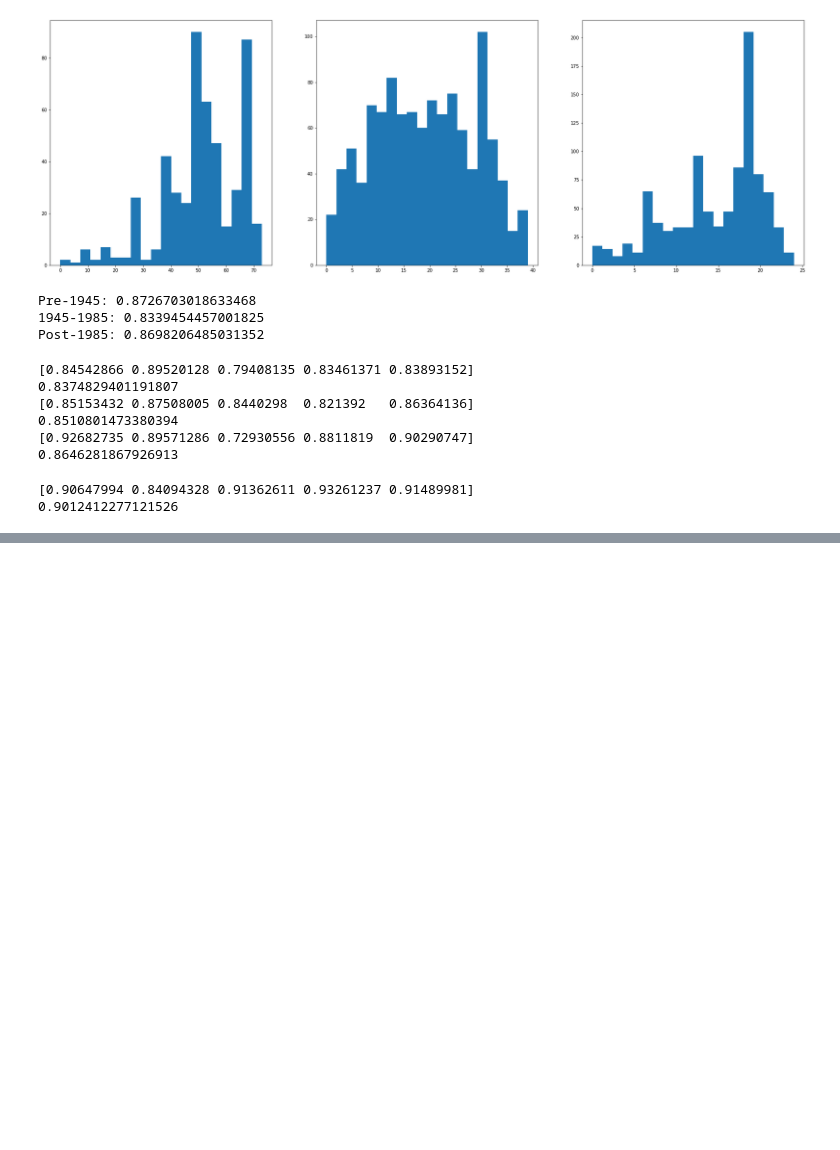
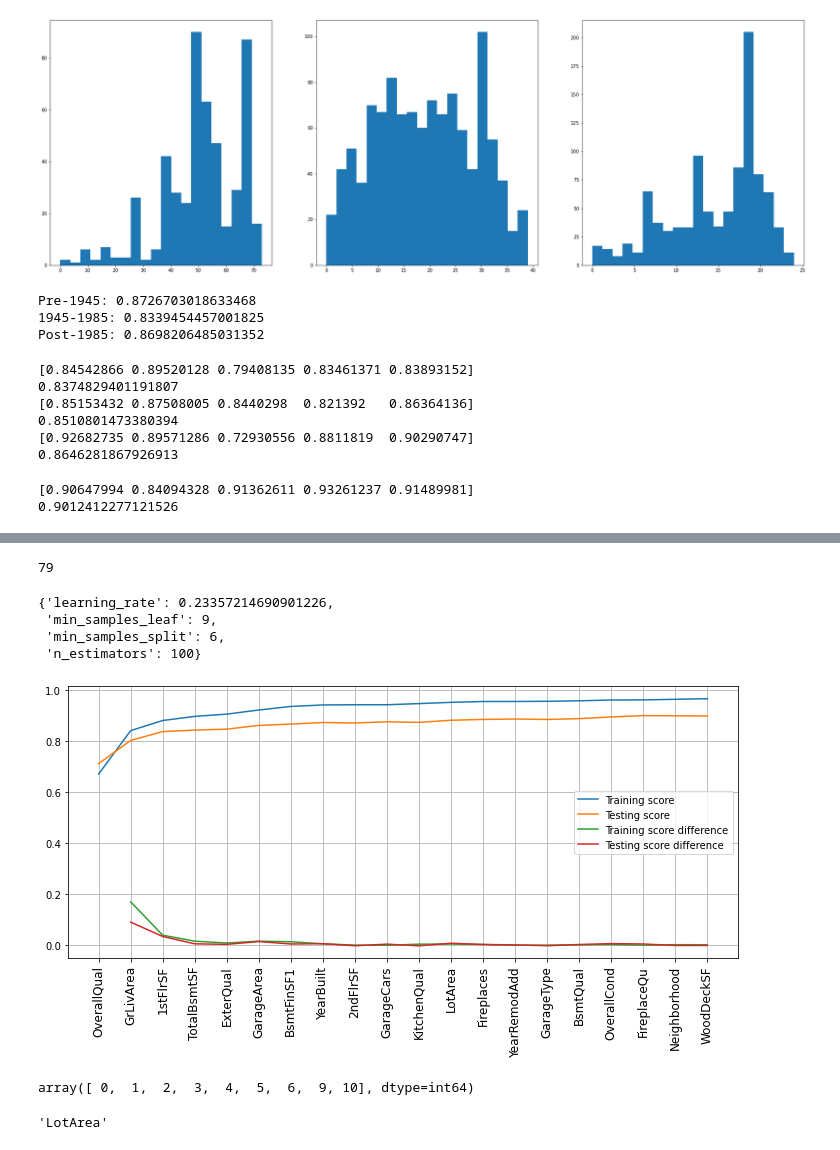
Before and after one commit to kchander92/NYCDSA-Machine-Learning-Project, a Jupyter notebook: Machine Learning EDA and Modeling - v4.ipynb, the cells around one changed output, grey strips where cells are left out. Saved outputs shown, nothing was run; the diff lists cells and outputs as text; code cells hidden in the pictures; blank space fills up the shorter version.

Commit message:
Run sequential feature selection to determine most important features from gradient boosting model

```diff
--- a/Machine Learning EDA and Modeling - v4.ipynb
+++ b/Machine Learning EDA and Modeling - v4.ipynb
@@ -1303,7 +1299,9 @@ print(np.mean(cross_val_score(gradboost, X, y, cv=kfold)))
 gradboost = GradientBoostingRegressor()
 grid_para_gradboost = [{
     "n_estimators": range(10, 110, 10),
-    "learning_rate": list(np.logspace(-1, 1, 100))
+    "learning_rate": list(np.logspace(-1, 0, 20)),
+    "min_samples_leaf": range(1, 10),
+    "min_samples_split": np.linspace(start=2, stop=30, num=15, dtype=int)
 }]
 grid_search_gradboost = GridSearchCV(
     gradboost, grid_para_gradboost, cv=kfold, n_jobs=-1, verbose=3)
@@ -1449,0 +1451,58 @@ See the caveats in the documentation: https://pandas.pydata.org/pandas-docs/stab
+# %%
+gradboost_best_features = all_features_importances['features']
+len(gradboost_best_features)
+# %% [output]
+79
+# %%
+grid_search_gradboost.best_params_
+# %% [output]
+{'learning_rate': 0.23357214690901226,
+ 'min_samples_leaf': 9,
+ 'min_samples_split': 6,
+ 'n_estimators': 100}
+# %%
+from sklearn.model_selection import train_test_split
+
+train_scores = []
+test_scores = []
+y = housing2['SalePrice']
+
+gradboost = GradientBoostingRegressor()
+gradboost.set_params(learning_rate = grid_search_gradboost.best_params_['learning_rate'],
+                     min_samples_leaf = grid_search_gradboost.best_params_['min_samples_leaf'],
+                     min_samples_split = grid_search_gradboost.best_params_['min_samples_split'],
+                     n_estimators = grid_search_gradboost.best_params_['n_estimators'])
+
+for i in range(1, len(gradboost_best_features) + 1):
+    feature_subset = list(gradboost_best_features[:i])
+    X = housing2[feature_subset]
+    X_train, X_test, y_train, y_test = train_test_split(X, y, test_size=0.3,
+                                                        random_state=42)
+
+    gradboost.fit(X_train, y_train)
+    train_scores.append(gradboost.score(X_train, y_train))
+    test_scores.append(gradboost.score(X_test, y_test))
+# %%
+subset_len=20
+
+plt.figure(figsize=(12, 5))
+plt.plot(train_scores[:subset_len])
+plt.plot(test_scores[:subset_len])
+plt.plot(range(1, subset_len), np.diff(train_scores[:subset_len]))
+plt.plot(range(1, subset_len), np.diff(test_scores[:subset_len]))
+plt.legend(['Training score', 'Testing score',
+            'Training score difference','Testing score difference'])
+plt.xticks(ticks=range(0, subset_len),
+           labels=list(gradboost_best_features[:subset_len]), fontsize='large',
+           rotation='vertical')
+plt.grid();
+# %% [output]
+[figure, added]
+# %%
+np.where(np.diff(train_scores) >= 0.004)[0]
+# %% [output]
+array([ 0,  1,  2,  3,  4,  5,  6,  9, 10], dtype=int64)
+# %%
+list(gradboost_best_features)[np.where(np.diff(train_scores) >= 0.004)[0].max() + 1]
+# %% [output]
+'LotArea'
```
Also changed, not shown: parts of 54 cells of this notebook.
